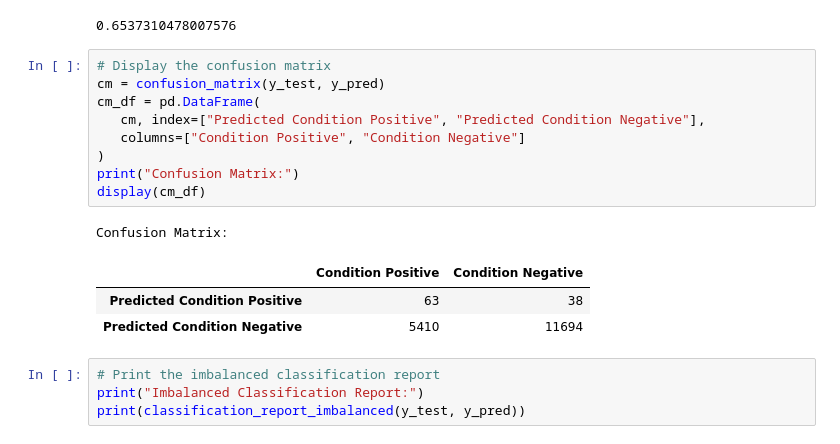
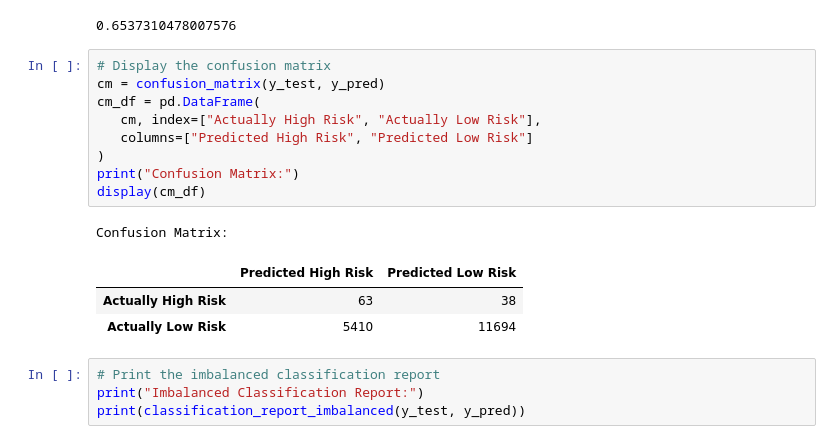
Before and after one commit to shayna-UT/assess_credit_risk, a Jupyter notebook: credit_risk_resampling.ipynb, the cells around one changed output. Saved outputs shown, nothing was run; the diff lists cells and outputs as text.

```diff
--- a/credit_risk_resampling.ipynb
+++ b/credit_risk_resampling.ipynb
@@ -235,17 +235,17 @@ Balanced Accuracy Score:
 # %%
 # Display the confusion matrix
 cm = confusion_matrix(y_test, y_pred)
 cm_df = pd.DataFrame(
-   cm, index=["Predicted Condition Positive", "Predicted Condition Negative"],
-   columns=["Condition Positive", "Condition Negative"]
+   cm, index=["Actually High Risk", "Actually Low Risk"],
+   columns=["Predicted High Risk", "Predicted Low Risk"]
 )
 print("Confusion Matrix:")
 display(cm_df)
 # %% [output]
 Confusion Matrix:
-|  | Condition Positive | Condition Negative |
-| Predicted Condition Positive | 63 | 38 |
-| Predicted Condition Negative | 5410 | 11694 |
+|  | Predicted High Risk | Predicted Low Risk |
+| Actually High Risk | 63 | 38 |
+| Actually Low Risk | 5410 | 11694 |
 # %%
 # Print the imbalanced classification report
 print("Imbalanced Classification Report:")
```
Also changed, not shown: parts of 5 cells of this notebook.
